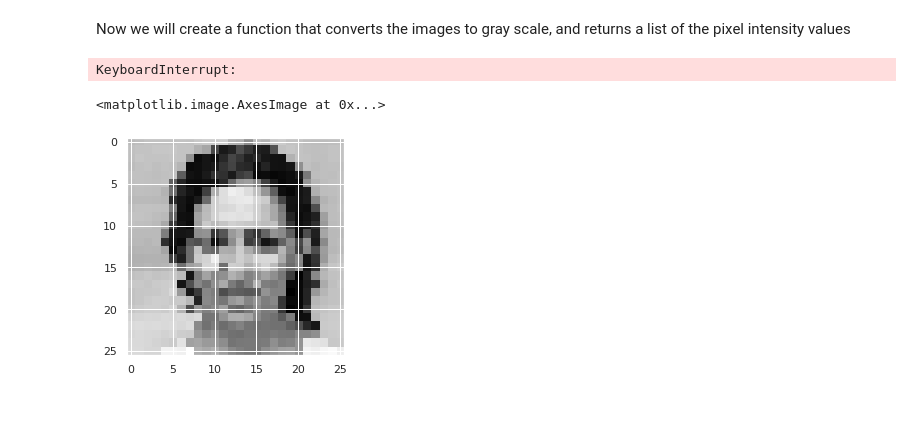
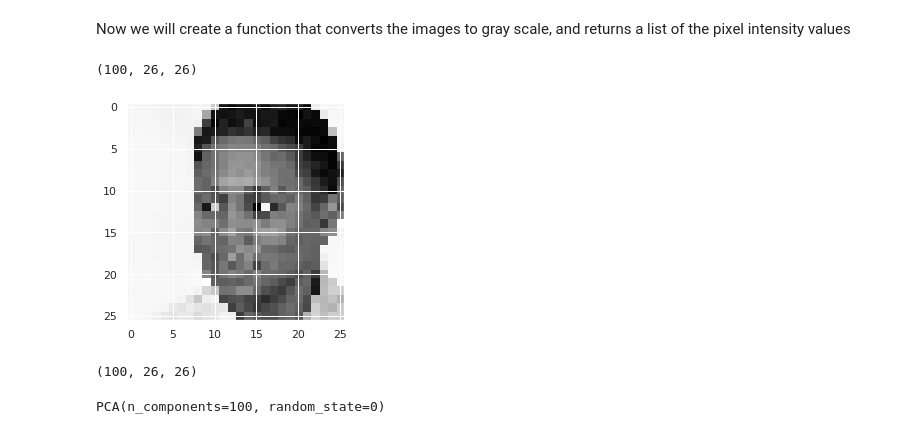
Before and after one commit to ntolley/ds_examples, a Jupyter notebook: PCA.ipynb, the cells around one changed output. Drawn from its saved outputs; the diff is of its cells as text; code cells hidden in the pictures.

```diff
--- a/PCA.ipynb
+++ b/PCA.ipynb
@@ -60,12 +60,25 @@ def get_pixel_data(face_ids):
         rgb_weights = [0.2989, 0.5870, 0.1140] # Used to convert images to grayscale
         gray_image =  np.dot(im_data, rgb_weights).reshape(256,256)
         data_list.append(gray_image[::downsample, ::downsample])
-    return data_list
-image_list = get_pixel_data(range(100))
+    return np.array(data_list)
+num_images = 100
+image_list = get_pixel_data(range(num_images))
-# %% [output]
-KeyboardInterrupt:
-# %%
-plt.imshow(image_list[5], cmap='gray')
-# %% [output]
-<matplotlib.image.AxesImage at 0x...>
-[figure, removed]
+# %%
+print(image_list.shape)
+image_shape = image_list.shape[1:] # Grab the dimensions of each individual image for reshaping later
+plt.imshow(image_list[0,:,:], cmap='gray')
+plt.show()
+# %% [output]
+(100, 26, 26)
+[figure, added]
+# %%
+image_flattened = image_list.reshape(num_images, -1)
+print(image_list.shape)
+# %% [output]
+(100, 26, 26)
+# %%
+n_components = 100
+pca = PCA(n_components=n_components, random_state=0)
+pca.fit(image_flattened.T)
+# %% [output]
+PCA(n_components=100, random_state=0)
```
Also changed, not shown: parts of 1 cell of this notebook.
